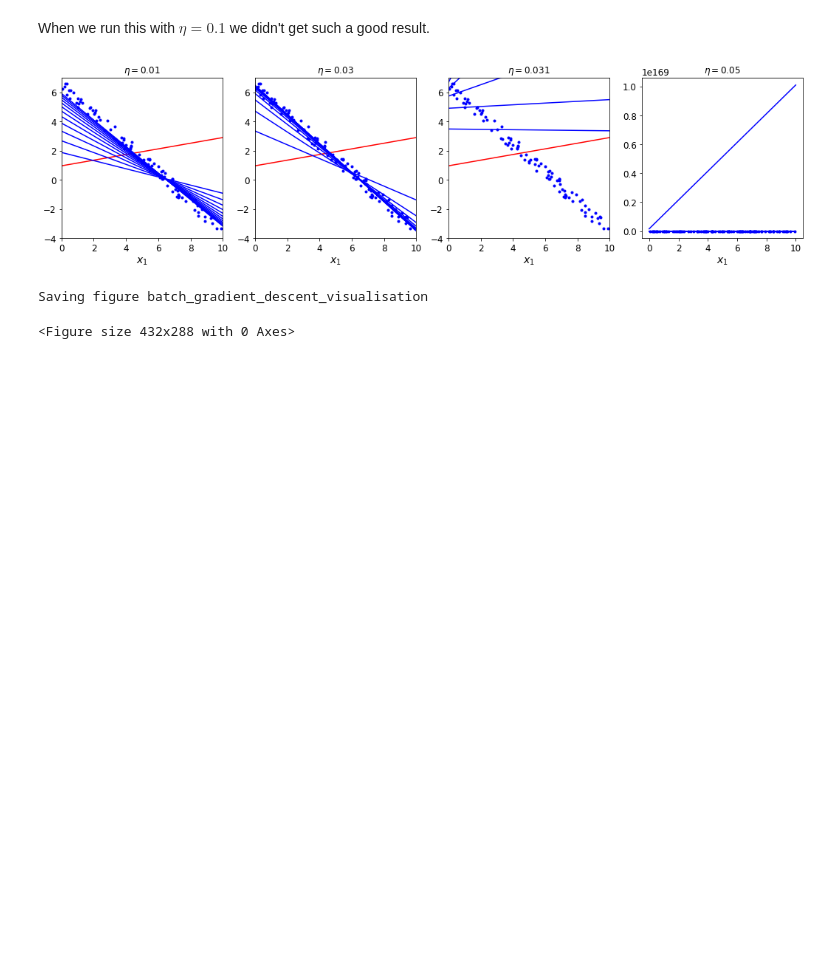
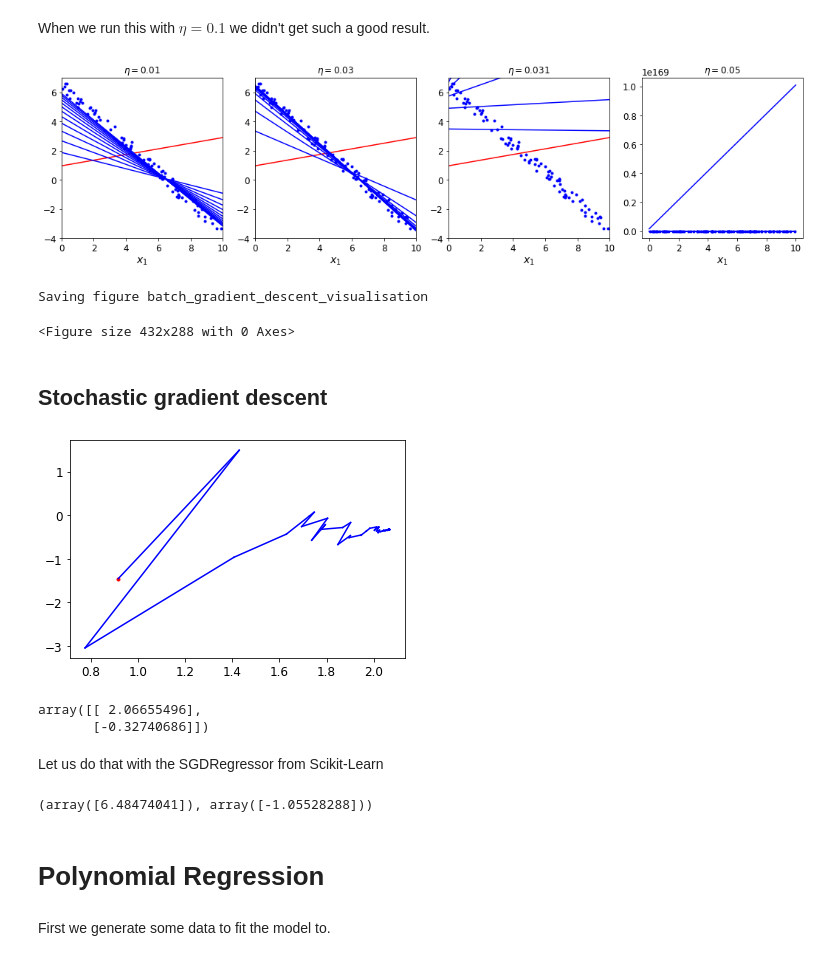
Before and after one commit to Paveul/handson-ml, a Jupyter notebook: 04_my_version.ipynb, the cells around one changed output. Saved outputs shown, nothing was run; the diff lists cells and outputs as text; code cells hidden in the pictures; blank space fills up the shorter version.

```diff
--- a/04_my_version.ipynb
+++ b/04_my_version.ipynb
@@ -138,3 +138,47 @@ save_fig("batch_gradient_descent_visualisation")
 [figure]
 Saving figure batch_gradient_descent_visualisation
 <Figure size 432x288 with 0 Axes>
+# %% [markdown]
+## Stochastic gradient descent
+# %%
+n_epochs = 10
+t0, t1 = 5, 500 # learning hyperparameters
+
+def learning_schedule(t, t0, t1):
+    return np.exp(-0.1*t) * 0.03
+
+theta = np.random.randn(2,1) # random initialisation
+
+plt.plot(theta[0], theta[1],"r.")
+
+for epoch in range(n_epochs):
+    for i in range(n):
+        random_index = np.random.randint(n)
+        xi = X_b[random_index:random_index+1] # why not just random_index?
+        yi = y[random_index:random_index+1]
+        gradient = 2 * xi.T.dot(xi.dot(theta) - yi)
+        t = epoch * n + i
+        eta = learning_schedule(t, t0, t1)
+        theta_prev = theta
+        theta = theta - eta * gradient
+        segment = np.c_[theta_prev, theta]
+        plt.plot(segment[0], segment[1], "b-")
+plt.show()
+theta
+# %% [output]
+[figure, added]
+array([[ 2.06655496],
+       [-0.32740686]])
+# %% [markdown]
+Let us do that with the SGDRegressor from Scikit-Learn
+# %%
+from sklearn.linear_model import SGDRegressor
+sgd_reg = SGDRegressor(max_iter=50, penalty=None, eta0=0.1)
+sgd_reg.fit(X, y.ravel())   # what does the .ravel() do?
+sgd_reg.intercept_, sgd_reg.coef_
+# %% [output]
+(array([6.48474041]), array([-1.05528288]))
+# %% [markdown]
+# Polynomial Regression
+# %% [markdown]
+First we generate some data to fit the model to.
```
Also changed, not shown: parts of 6 cells of this notebook.
